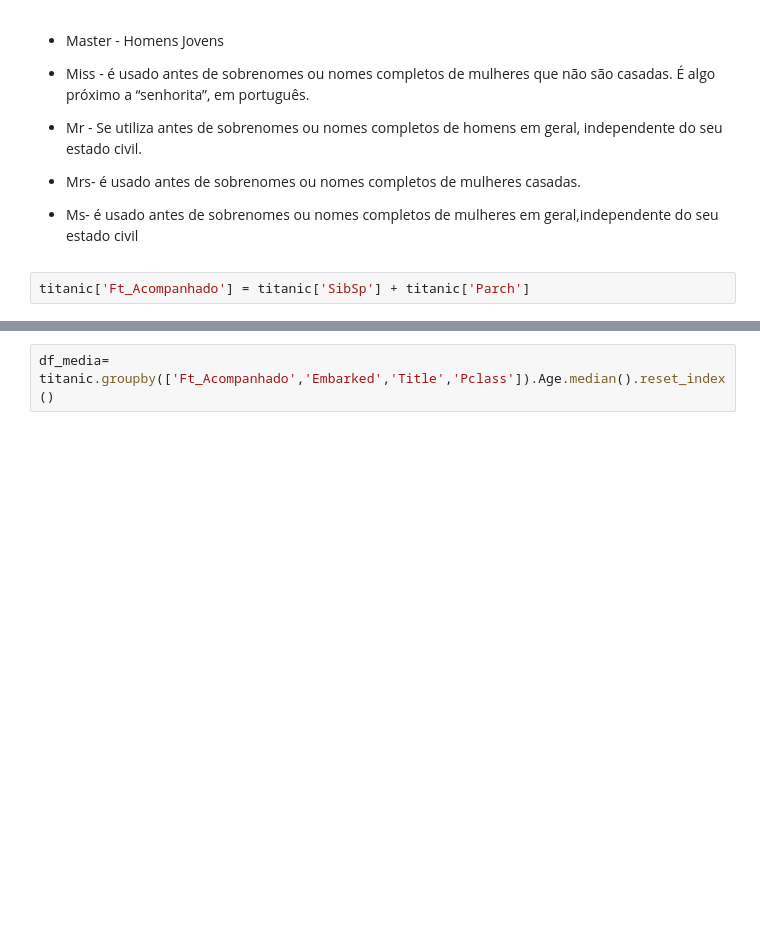
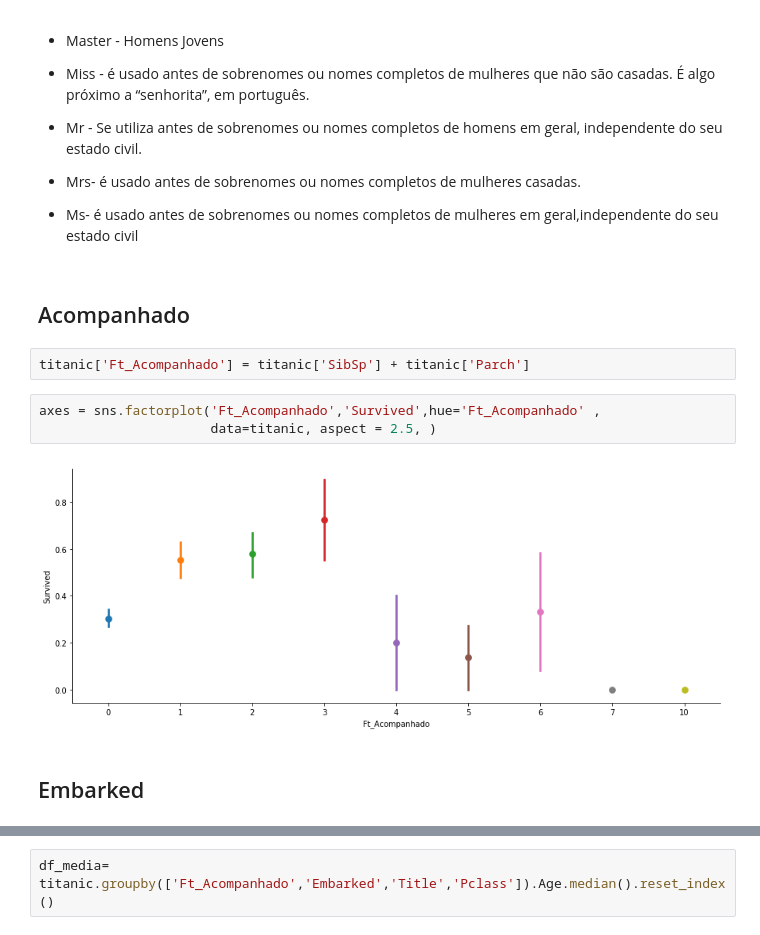
Before and after one commit to Pantoja87/Titanic-Disaster, a Jupyter notebook: TITANIC.ipynb, the cells around one changed output, grey strips where cells are left out. Saved outputs shown, nothing was run; the diff lists cells and outputs as text; blank space fills up the shorter version.

```diff
--- a/TITANIC.ipynb
+++ b/TITANIC.ipynb
@@ -245,8 +207,17 @@ Name: Title, dtype: int64
 * Mr - Se utiliza antes de sobrenomes ou nomes completos de homens em geral, independente do seu estado civil.
 * Mrs- é usado antes de sobrenomes ou nomes completos de mulheres casadas.
 * Ms- é usado antes de sobrenomes ou nomes completos de mulheres em geral,independente do seu estado civil
+# %% [markdown]
+## Acompanhado
 # %%
 titanic['Ft_Acompanhado'] = titanic['SibSp'] + titanic['Parch']
+# %%
+axes = sns.factorplot('Ft_Acompanhado','Survived',hue='Ft_Acompanhado' ,
+                      data=titanic, aspect = 2.5, )
+# %% [output]
+[figure, added]
+# %% [markdown]
+## Embarked
 # %%
 mode =  titanic.Embarked.mode()
 titanic.loc[titanic.Embarked.isna(),'Embarked'] = 'S'
```
Also changed, not shown: parts of 69 cells of this notebook.
